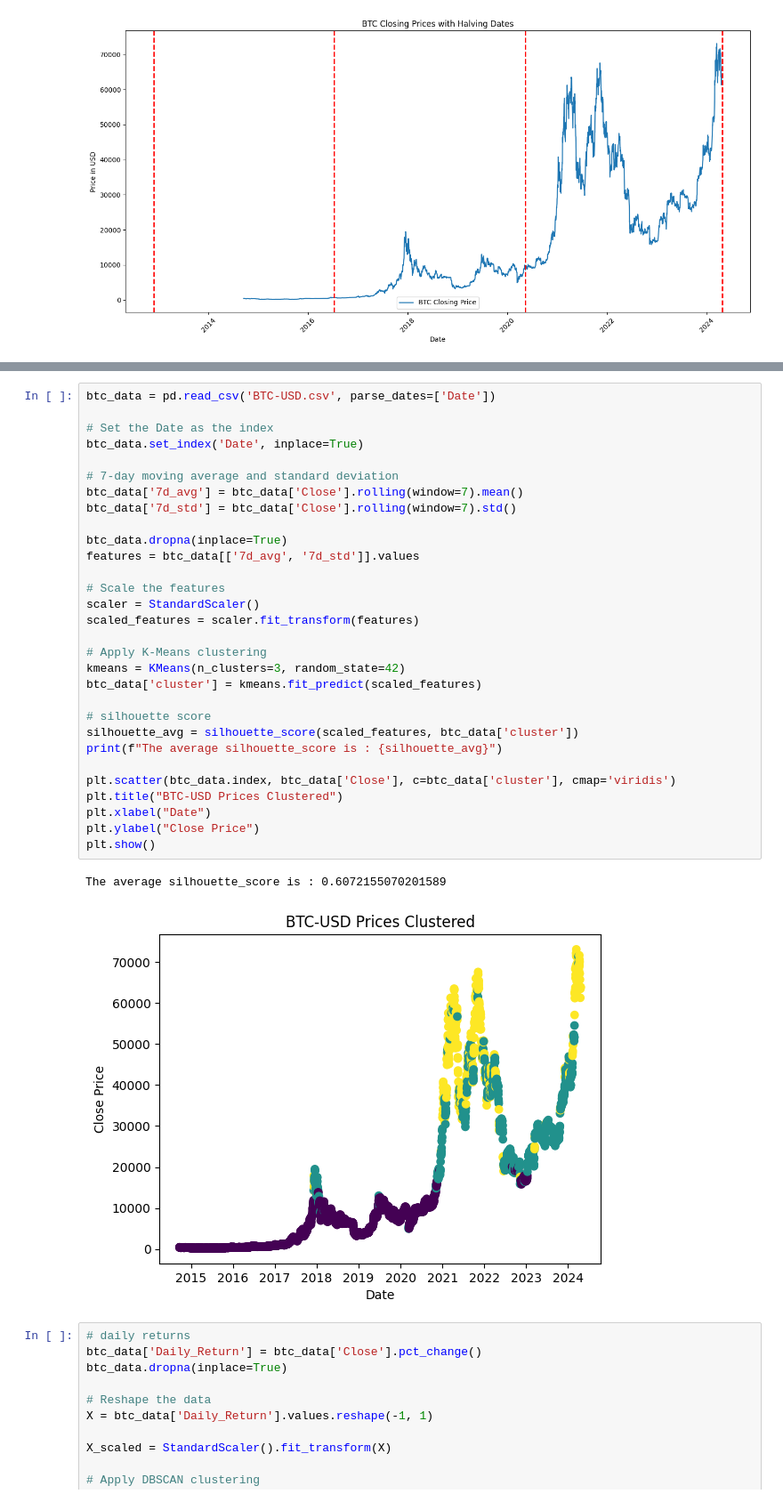
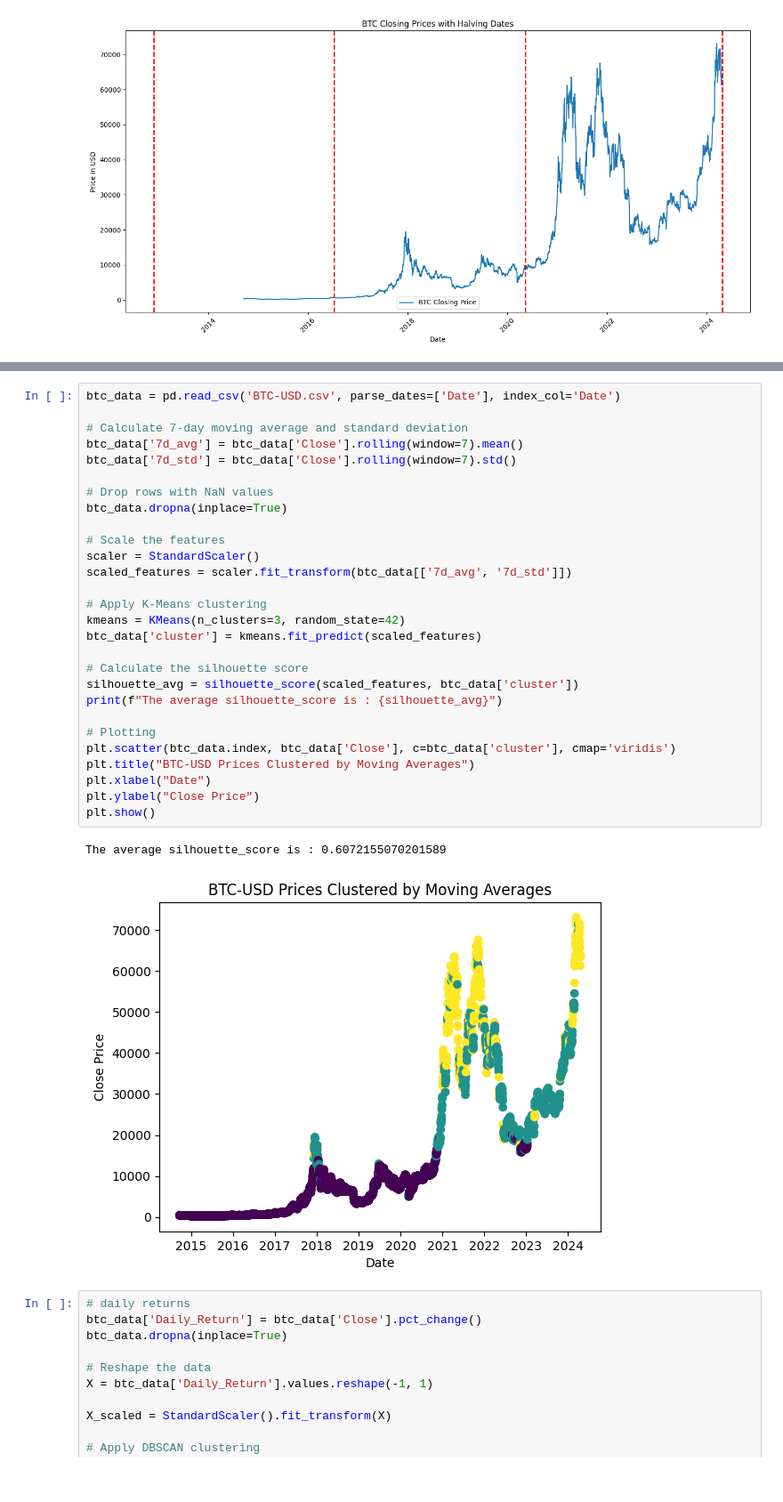
Before and after one commit to D88E/Machine-Learning-for-Business-CA1, a Jupyter notebook: StockMarket.ipynb, the cells around one changed output, grey strips where cells are left out. Shown at 89% size. Saved outputs shown, nothing was run; the diff lists cells and outputs as text.

```diff
--- a/StockMarket.ipynb
+++ b/StockMarket.ipynb
@@ -139,38 +138,36 @@ plt.show()
 # %% [output]
 [figure]
 # %%
-btc_data = pd.read_csv('BTC-USD.csv', parse_dates=['Date'])
+btc_data = pd.read_csv('BTC-USD.csv', parse_dates=['Date'], index_col='Date')
 
-# Set the Date as the index
-btc_data.set_index('Date', inplace=True)
-
-# 7-day moving average and standard deviation
+# Calculate 7-day moving average and standard deviation
 btc_data['7d_avg'] = btc_data['Close'].rolling(window=7).mean()
 btc_data['7d_std'] = btc_data['Close'].rolling(window=7).std()
 
+# Drop rows with NaN values
 btc_data.dropna(inplace=True)
-features = btc_data[['7d_avg', '7d_std']].values
 
 # Scale the features
 scaler = StandardScaler()
-scaled_features = scaler.fit_transform(features)
+scaled_features = scaler.fit_transform(btc_data[['7d_avg', '7d_std']])
 
 # Apply K-Means clustering
 kmeans = KMeans(n_clusters=3, random_state=42)
 btc_data['cluster'] = kmeans.fit_predict(scaled_features)
 
-# silhouette score
+# Calculate the silhouette score
 silhouette_avg = silhouette_score(scaled_features, btc_data['cluster'])
 print(f"The average silhouette_score is : {silhouette_avg}")
 
+# Plotting
 plt.scatter(btc_data.index, btc_data['Close'], c=btc_data['cluster'], cmap='viridis')
-plt.title("BTC-USD Prices Clustered")
+plt.title("BTC-USD Prices Clustered by Moving Averages")
 plt.xlabel("Date")
 plt.ylabel("Close Price")
 plt.show()
 # %% [output]
 The average silhouette_score is : 0.6072155070201589
-[figure, old version]
+[figure, new version]
 # %%
 # daily returns
 btc_data['Daily_Return'] = btc_data['Close'].pct_change()
```
Also changed, not shown: parts of 3 cells of this notebook.
